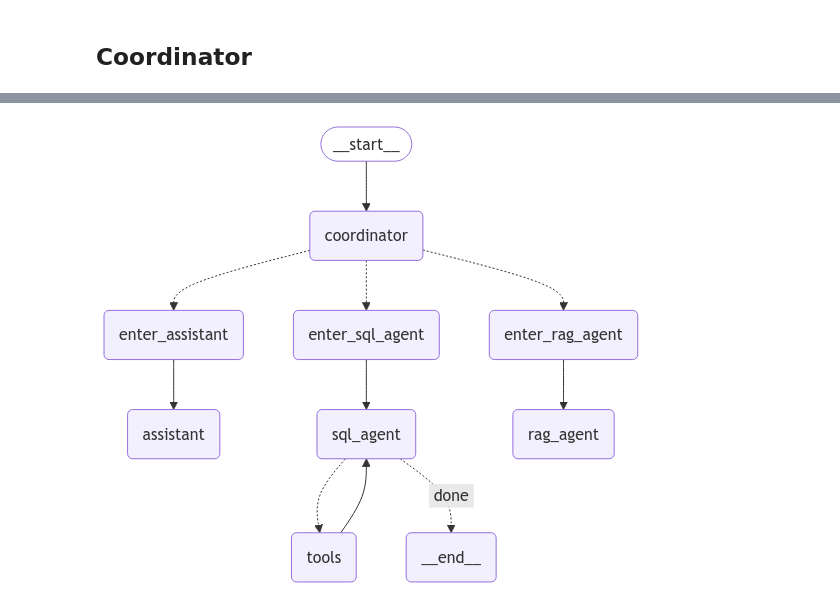
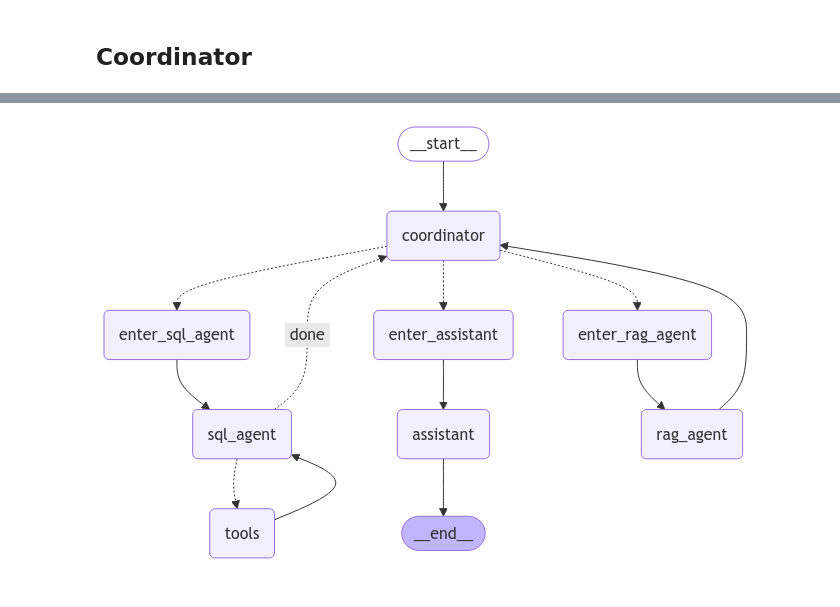
Before and after one commit to HassanAli101/RAG-Enterprise-Chatbot, a Jupyter notebook: sql_agent/sql_agent.ipynb, the cells around one changed output, grey strips where cells are left out. Saved outputs shown, nothing was run; the diff lists cells and outputs as text; code cells hidden in the pictures.

```diff
--- a/sql_agent/sql_agent.ipynb
+++ b/sql_agent/sql_agent.ipynb
@@ -536,0 +594,12 @@ llm_with_tools = llm.bind_tools(list(tools.values()))
+# %%
+db = SQLDatabase.from_uri(DATABASE_URI_RO, engine_args={"pool_pre_ping": True})
+toolkit = SQLDatabaseToolkit(db=db, llm=llm)
+tools = toolkit.get_tools()
+tools = {tool.name:tool for tool in tools}
+
+llm_with_tools = llm.bind_tools(list(tools.values()))
+
+def sql_agent_node(state: State):
+    messages = [sql_prompt] + state["messages"]
+    response = llm_with_tools.invoke(messages)
+    return {"messages": [response]}
@@ -537,2 +608,7 @@ llm_with_tools = llm.bind_tools(list(tools.values()))
+# %%
+def general_assistant_node(state: State):
+    messages = [{"role": "system", "content": assistant_prompt}] + state["messages"]
+    response = llm.invoke(messages)
+    return {"messages": [response]}
 # %% [markdown]
 ## Coordinator
@@ -737,49 +680,87 @@ def pop_dialog_state(state: State) -> dict:
 # %%
-from IPython.display import Image, display
+def create_entry_node(assistant_name: str, new_dialog_state: str) -> Callable:
+    def entry_node(state: State) -> dict:
+        tool_call_id = state["messages"][-1].tool_calls[0]["id"]
+        response= {
+            "messages": [
+                ToolMessage(
+                    content=f"The assistant is now the {assistant_name}. Do not mention who you are - just act as the proxy for the assistant.",
+                    tool_call_id=tool_call_id,
+                )
+            ],
+            "dialog_state": new_dialog_state,
+        }
+        return response
+    return entry_node
+
+def handle_tool_error(state) -> dict:
+    error = state.get("error")
+    tool_calls = state["messages"][-1].tool_calls
+    return {
+        "messages": [
+            ToolMessage(
+                content=f"Error: {repr(error)}\n please fix your mistakes.",
+                tool_call_id=tc["id"],
+            )
+            for tc in tool_calls
+        ]
+    }
+
+def create_tool_node_with_fallback(tools: list) -> dict:
+    return ToolNode(tools).with_fallbacks(
+        [RunnableLambda(handle_tool_error)], exception_key="error"
+    )
+
+
+def pending_tool_calls(state: State) -> Literal["tools", "done"]:
+    last_message = state["messages"][-1]
+    if not isinstance(last_message, AIMessage):
+        raise TypeError(f"Expected AIMessage, got {type(last_message)}")
+    if last_message.tool_calls:
+        return "tools"
+    return "done"
 
 graph = StateGraph(State)
 
 graph.add_node("coordinator", coordinator_node)
 graph.add_node("assistant", general_assistant_node)
 graph.add_node("sql_agent", sql_agent_node)
 graph.add_node("rag_agent", customer_rag_node)
-# graph.add_node("tools", ToolNode(router_tools))
 graph.add_node("tools", create_tool_node_with_fallback(list(tools.values())))
+graph.add_node("enter_sql_agent", create_entry_node("SQL Agent", "sql_agent"))
+graph.add_node("enter_rag_agent", create_entry_node("Customer RAG Agent", "rag_agent"))
+graph.add_node("enter_assistant", create_entry_node("General Assistant", "assistant"))
+# graph.add_node("parallel_tools", handle_parallel_tools)
 
+graph.add_edge(START, "coordinator")
 graph.add_conditional_edges(
     "coordinator",
     route_coordinator,
     [
         "enter_sql_agent",
         "enter_rag_agent",
         "enter_assistant",
+        # "parallel_tools",
+        # "coordinator"
     ],
 )
-
-
-graph.add_node("enter_sql_agent", create_entry_node("SQL Agent", "sql_agent"))
-graph.add_node("enter_rag_agent", create_entry_node("Customer RAG Agent", "rag_agent"))
-graph.add_node("enter_assistant", create_entry_node("General Assistant", "assistant"))
+# graph.add_edge("parallel_tools", "coordinator")
 graph.add_edge("enter_sql_agent", "sql_agent")
 graph.add_edge("enter_rag_agent", "rag_agent")
 graph.add_edge("enter_assistant", "assistant")
+graph.add_conditional_edges(
+    "sql_agent", pending_tool_calls, {"tools": "tools", "done": "coordinator"}
+)
+graph.add_edge("tools", "sql_agent")
+graph.add_edge("rag_agent", "coordinator")
+graph.add_edge("assistant", END)
 
-graph.add_edge(START, "coordinator")
-# graph.add_conditional_edges("coordinator", route_after_prediction)
-graph.add_edge("tools", "sql_agent")
-
-graph.add_conditional_edges(
-    "sql_agent", pending_tool_calls, {"tools": "tools", "done": END}
-)
-
-# graph.add_node("leave_skill", pop_dialog_state)
-# graph.add_edge("leave_skill", "coordinator")
-
-graph = graph.compile(checkpointer=memory)
+memory = MemorySaver()
+graph = graph.compile(checkpointer=memory)#, interrupt_after=["parallel_tools"])
 
 display(Image(graph.get_graph(xray=1).draw_mermaid_png()))
 # %% [output]
-[figure, old version]
+[figure, new version]
 # %%
 config = {"configurable": {"thread_id": "1"}}
 
```
Also changed, not shown: parts of 16 cells of this notebook.
